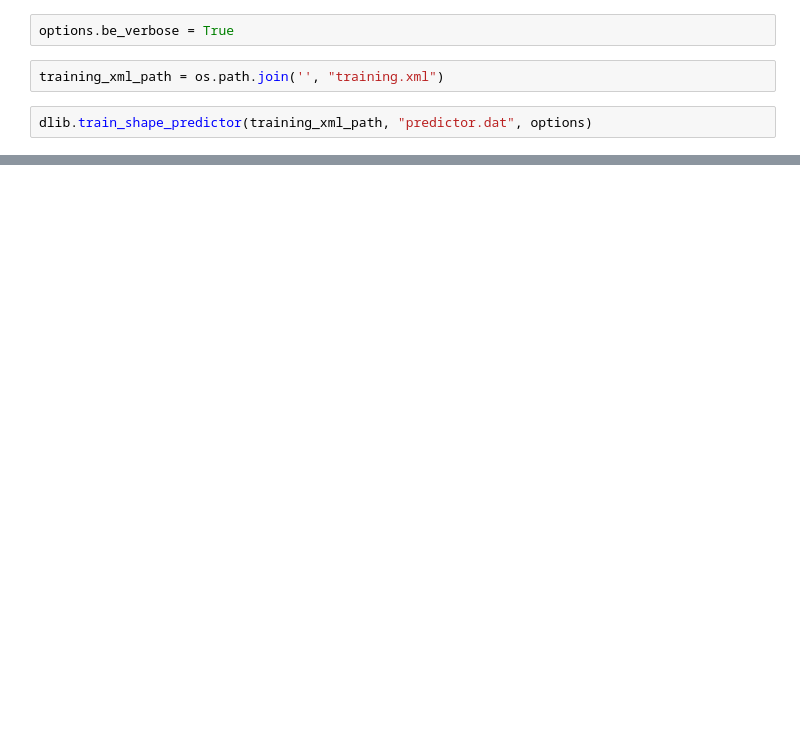
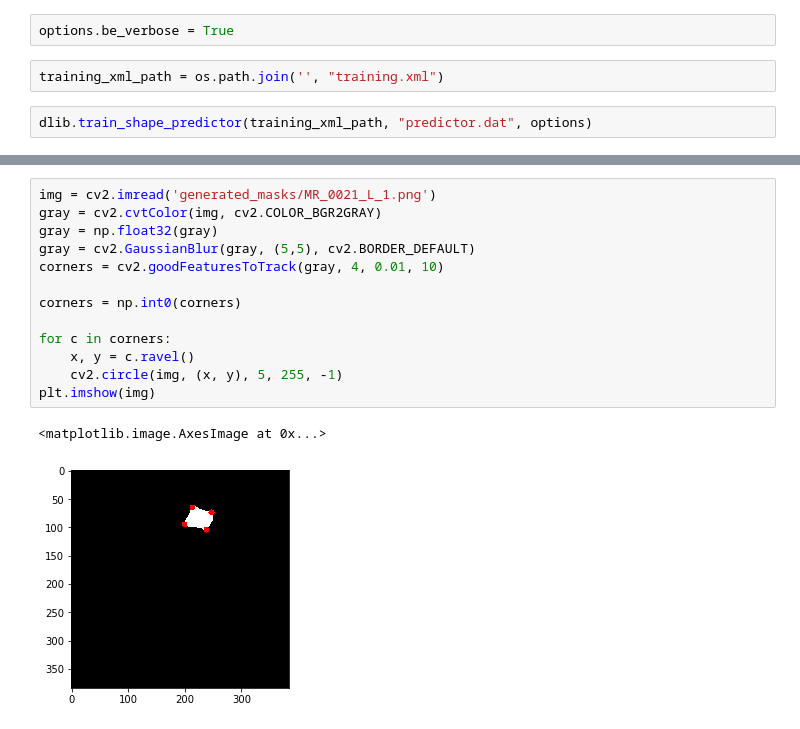
Before and after one commit to abhisuri97/spine-segmentation, a Jupyter notebook: dlib.ipynb, the cells around one changed output, grey strips where cells are left out. Saved outputs shown, nothing was run; the diff lists cells and outputs as text; blank space fills up the shorter version.

```diff
--- a/dlib.ipynb
+++ b/dlib.ipynb
@@ -33,0 +50,16 @@ dlib.train_shape_predictor(training_xml_path, "predictor.dat", options)
+# %%
+img = cv2.imread('generated_masks/MR_0021_L_1.png')
+gray = cv2.cvtColor(img, cv2.COLOR_BGR2GRAY)
+gray = np.float32(gray)
+gray = cv2.GaussianBlur(gray, (5,5), cv2.BORDER_DEFAULT)
+corners = cv2.goodFeaturesToTrack(gray, 4, 0.01, 10)
+
+corners = np.int0(corners)
+
+for c in corners:
+    x, y = c.ravel()
+    cv2.circle(img, (x, y), 5, 255, -1)
+plt.imshow(img)
+# %% [output]
+<matplotlib.image.AxesImage at 0x...>
+[figure, added]
```
Also changed, not shown: parts of 11 cells of this notebook, 17 other files.
